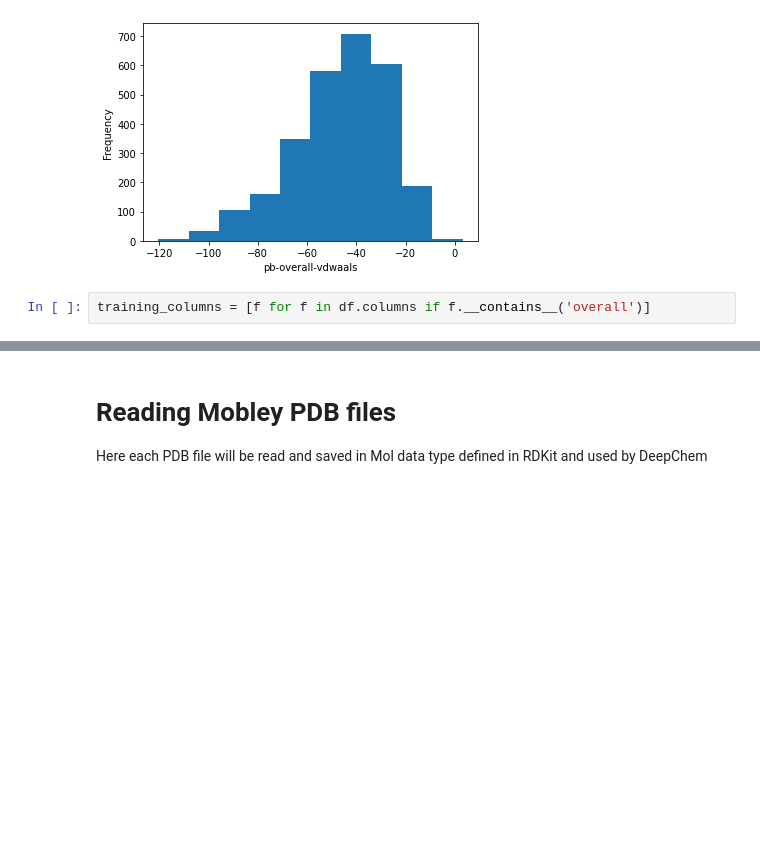
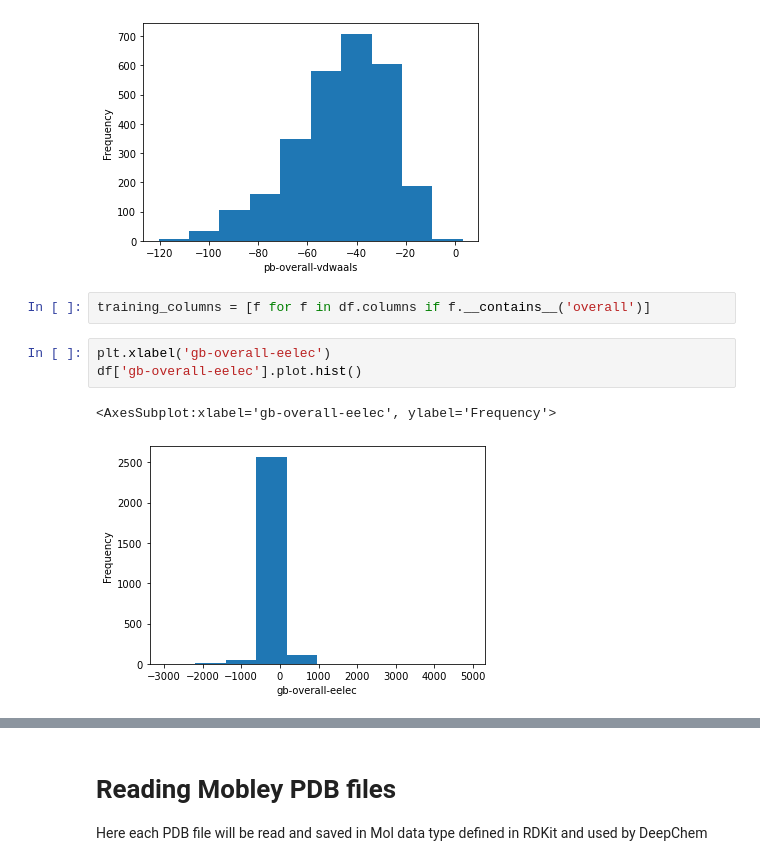
Before and after one commit to aicam/GBNN, a Jupyter notebook: Notebooks/GBGraphConvModel-train_test_split.ipynb, the cells around one changed output, grey strips where cells are left out. Drawn from its saved outputs; the diff is of its cells as text; blank space fills up the shorter version.

```diff
--- a/Notebooks/GBGraphConvModel-train_test_split.ipynb
+++ b/Notebooks/GBGraphConvModel-train_test_split.ipynb
@@ -54,3 +56,9 @@ df['pb-overall-vdwaals'].plot.hist()
 [figure]
 # %%
 training_columns = [f for f in df.columns if f.__contains__('overall')]
+# %%
+plt.xlabel('gb-overall-eelec')
+df['gb-overall-eelec'].plot.hist()
+# %% [output]
+<AxesSubplot:xlabel='gb-overall-eelec', ylabel='Frequency'>
+[figure, added]
```
Also changed, not shown: parts of 7 cells of this notebook.
